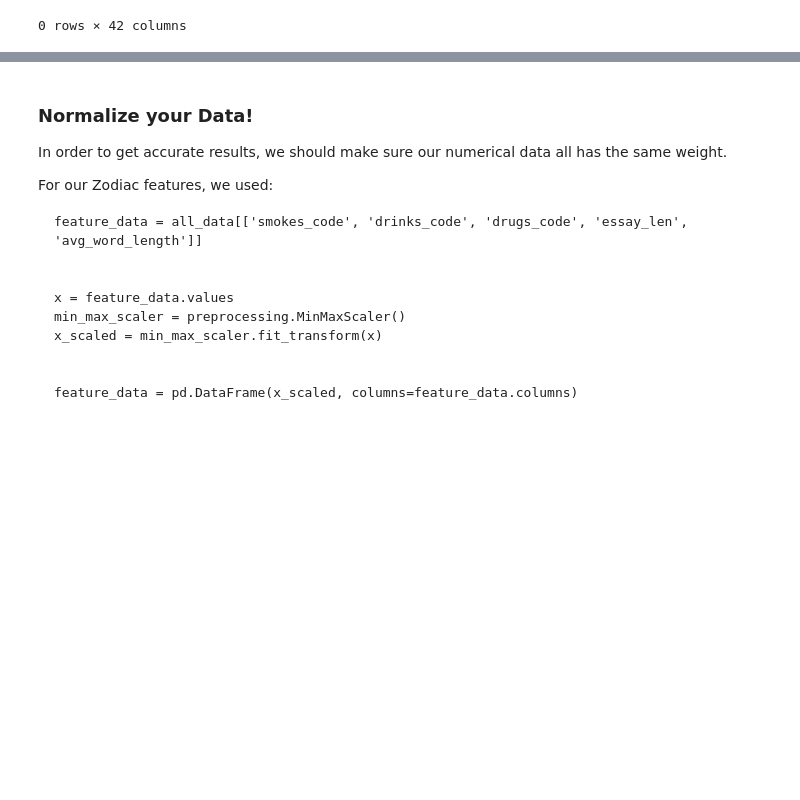
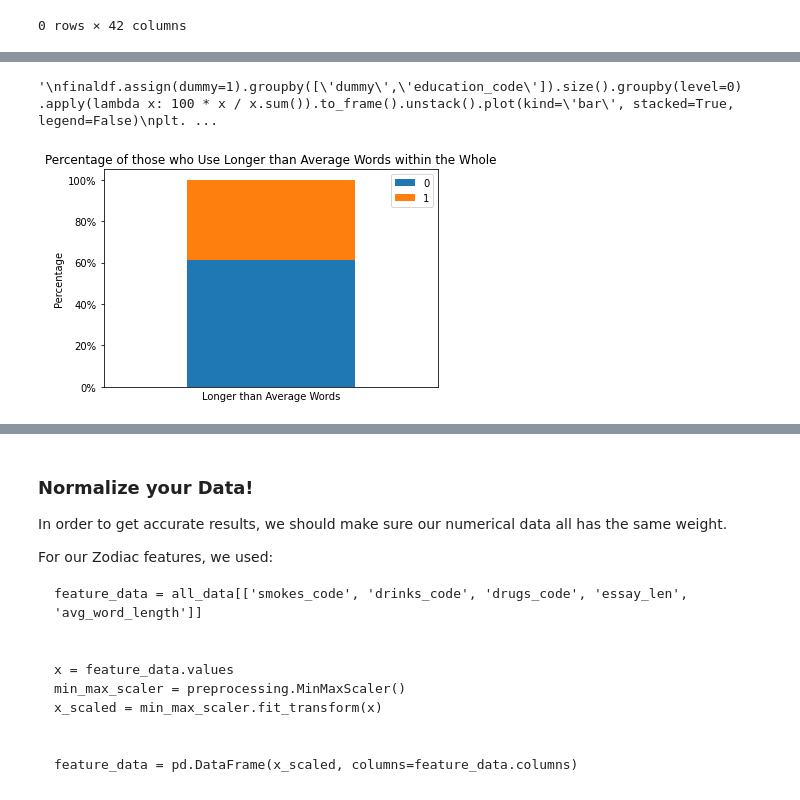
Before and after one commit to rmartino217/CodeAcademy-Build-a-Machine-Learning-Model-with-Python, a Jupyter notebook: Capstone.ipynb, the cells around one changed output, grey strips where cells are left out. Saved outputs shown, nothing was run; the diff lists cells and outputs as text; code cells hidden in the pictures; blank space fills up the shorter version.

```diff
--- a/Capstone.ipynb
+++ b/Capstone.ipynb
@@ -821,0 +908,13 @@ df[df['sign_selection'].isna()]
+# %%
+finaldf.assign(dummy=1).groupby(['dummy','uses_longer_than_average_words']).size().groupby(level=0) \
+.apply(lambda x: 100 * x / x.sum()).to_frame().unstack().plot(kind='bar', stacked=True, legend=False)
+plt.xlabel('Longer than Average Words')
+plt.xticks([])
+plt.ylabel('Percentage')
+plt.legend(finaldf.groupby(['education_code']).count().index)
+plt.gca().yaxis.set_major_formatter(mtick.PercentFormatter())
+plt.title("Percentage of those who Use Longer than Average Words within the Whole")
+#plt.show()
+# %% [output]
+'\nfinaldf.assign(dummy=1).groupby([\'dummy\',\'education_code\']).size().groupby(level=0) .apply(lambda x: 100 * x / x.sum()).to_frame().unstack().plot(kind=\'bar\', stacked=True, legend=False)\nplt. ...
+[figure, added]
```
Also changed, not shown: parts of 19 cells of this notebook.
